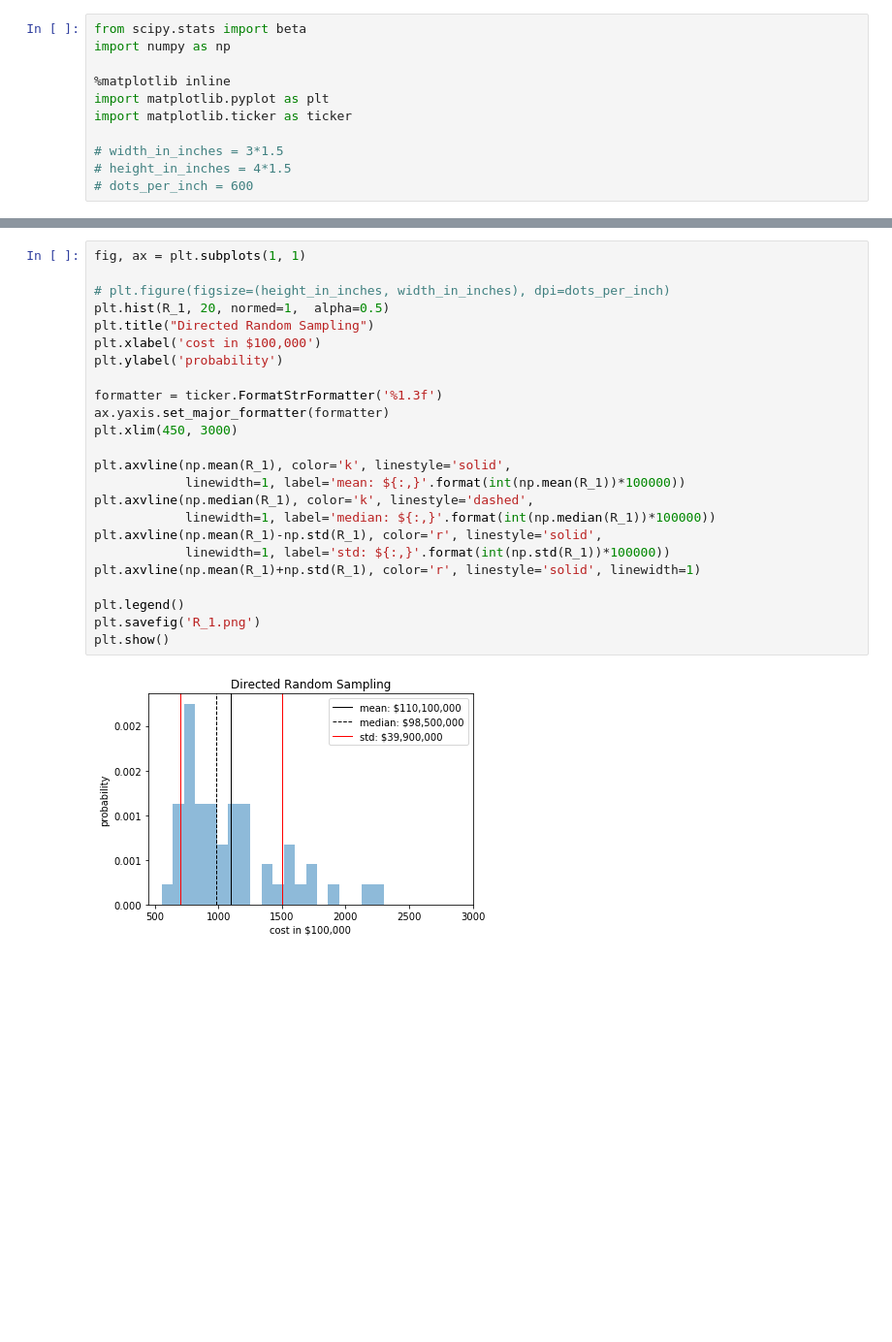
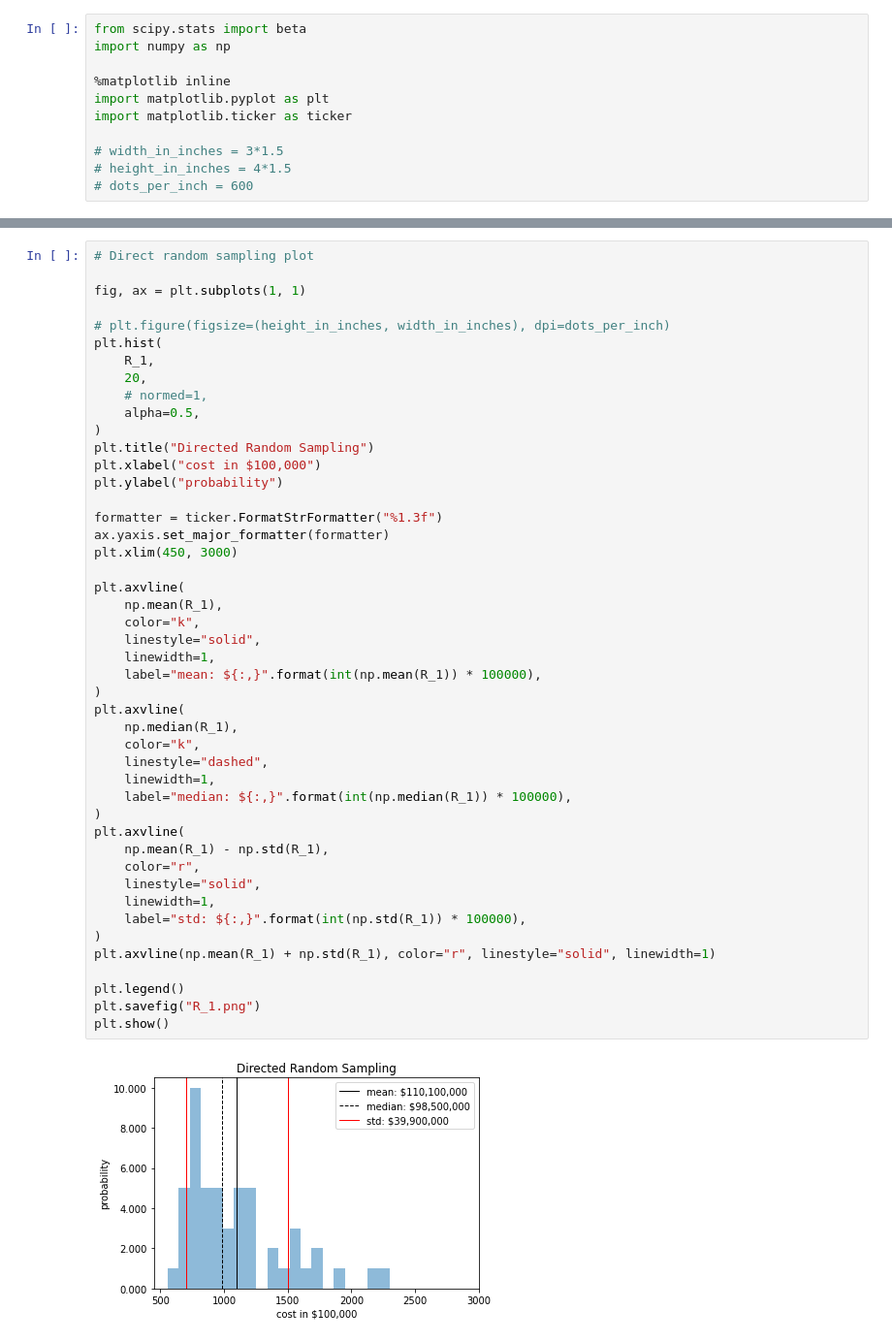
Before and after one commit to riccollado/crash_code, a Jupyter notebook: jupyter_scripts/Histogram_Learning_Sequence.ipynb, the cells around one changed output, grey strips where cells are left out. Shown at 97% size. Cells and saved outputs as stored; diff of their text form; blank space fills up the shorter version.

```diff
--- a/jupyter_scripts/Histogram_Learning_Sequence.ipynb
+++ b/jupyter_scripts/Histogram_Learning_Sequence.ipynb
@@ -46,27 +223,49 @@ plt.show()
 # %%
+# Direct random sampling plot
+
 fig, ax = plt.subplots(1, 1)
 
 # plt.figure(figsize=(height_in_inches, width_in_inches), dpi=dots_per_inch)
-plt.hist(R_1, 20, normed=1,  alpha=0.5)
+plt.hist(
+    R_1,
+    20,
+    # normed=1,
+    alpha=0.5,
+)
 plt.title("Directed Random Sampling")
-plt.xlabel('cost in $100,000')
-plt.ylabel('probability')
+plt.xlabel("cost in $100,000")
+plt.ylabel("probability")
 
-formatter = ticker.FormatStrFormatter('%1.3f')
+formatter = ticker.FormatStrFormatter("%1.3f")
 ax.yaxis.set_major_formatter(formatter)
 plt.xlim(450, 3000)
 
-plt.axvline(np.mean(R_1), color='k', linestyle='solid',
-            linewidth=1, label='mean: ${:,}'.format(int(np.mean(R_1))*100000))
-plt.axvline(np.median(R_1), color='k', linestyle='dashed',
-            linewidth=1, label='median: ${:,}'.format(int(np.median(R_1))*100000))
-plt.axvline(np.mean(R_1)-np.std(R_1), color='r', linestyle='solid',
-            linewidth=1, label='std: ${:,}'.format(int(np.std(R_1))*100000))
-plt.axvline(np.mean(R_1)+np.std(R_1), color='r', linestyle='solid', linewidth=1)
+plt.axvline(
+    np.mean(R_1),
+    color="k",
+    linestyle="solid",
+    linewidth=1,
+    label="mean: ${:,}".format(int(np.mean(R_1)) * 100000),
+)
+plt.axvline(
+    np.median(R_1),
+    color="k",
+    linestyle="dashed",
+    linewidth=1,
+    label="median: ${:,}".format(int(np.median(R_1)) * 100000),
+)
+plt.axvline(
+    np.mean(R_1) - np.std(R_1),
+    color="r",
+    linestyle="solid",
+    linewidth=1,
+    label="std: ${:,}".format(int(np.std(R_1)) * 100000),
+)
+plt.axvline(np.mean(R_1) + np.std(R_1), color="r", linestyle="solid", linewidth=1)
 
 plt.legend()
-plt.savefig('R_1.png')
+plt.savefig("R_1.png")
 plt.show()
 # %% [output]
-[figure, old version]
+[figure, new version]
 # %%
```
Also changed, not shown: parts of 8 cells of this notebook, 23 other files.
